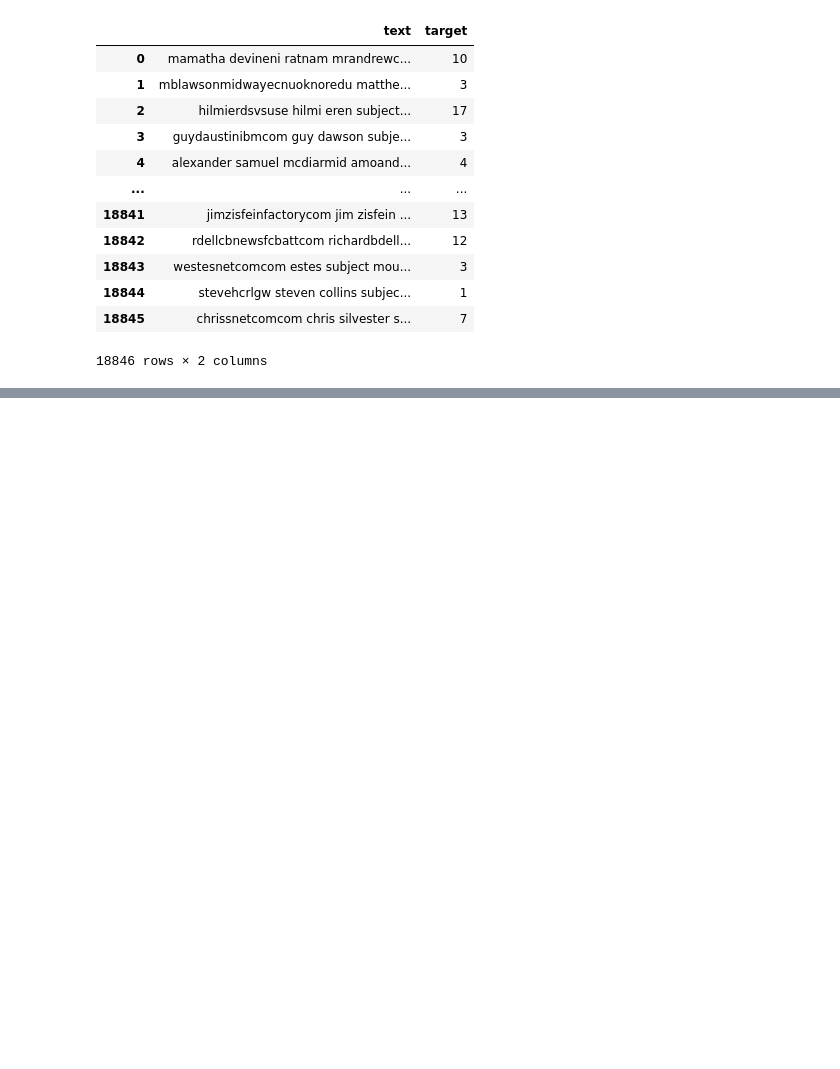
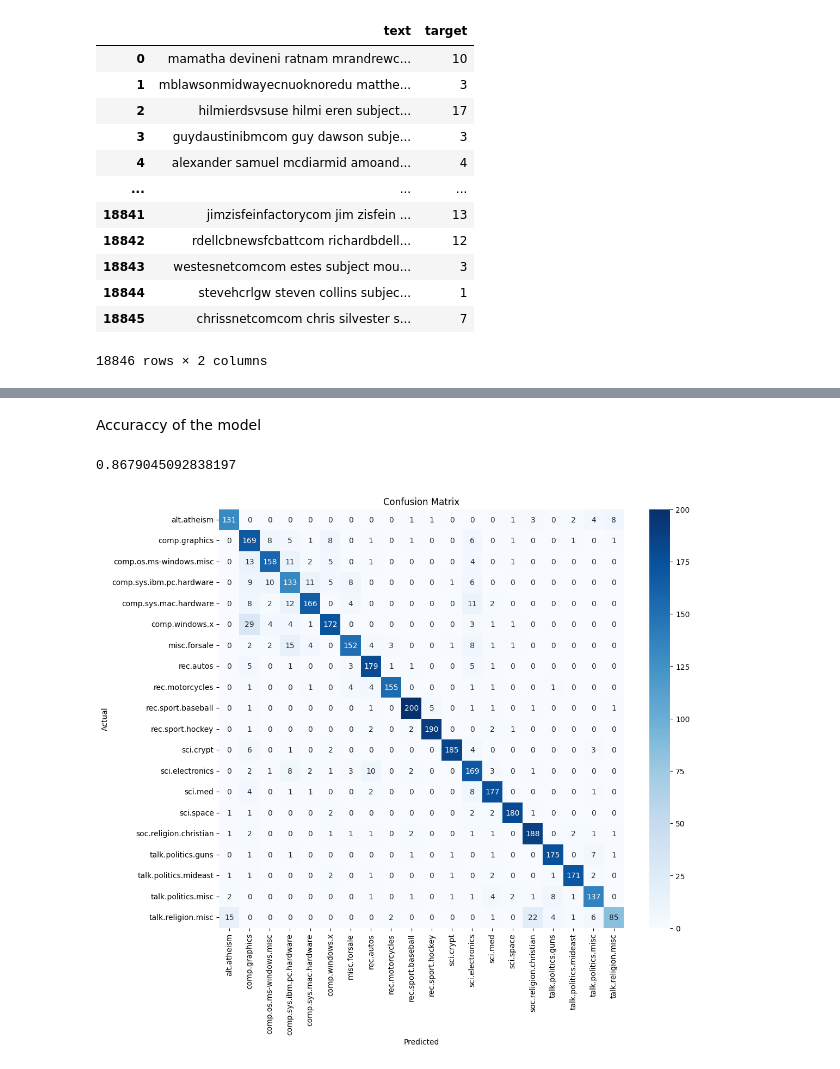
Before and after one commit to Hr15h1/dmta_assignment_01, a Jupyter notebook: doc_classification.ipynb, the cells around one changed output, grey strips where cells are left out. Drawn from its saved outputs; the diff is of its cells as text; code cells hidden in the pictures; blank space fills up the shorter version.

Commit message:
Train a SVM model on the vectorized data

```diff
--- a/doc_classification.ipynb
+++ b/doc_classification.ipynb
@@ -142,7 +142,7 @@ ng_data_df_text = ng_data_df['text']
 # %%
 X_train, X_test, y_train, y_test = train_test_split(ng_data_df["text"], ng_data_df["target"], test_size=0.2, random_state=42)
 # %%
-vectorizer = TfidfVectorizer(max_features=3000)
+vectorizer = TfidfVectorizer()
 X_train_vec = vectorizer.fit_transform(X_train)
 X_test_vec = vectorizer.transform(X_test)
 # %%
@@ -168,0 +171,3 @@ First sentence vectorized: <Compressed Sparse Row sparse matrix of dtype 'float6
+# %%
+svm_model = SVC(kernel='rbf')
+svm_model.fit(X_train_vec, y_train)
@@ -168,0 +178,2 @@ First sentence vectorized: <Compressed Sparse Row sparse matrix of dtype 'float6
+# %%
+y_pred = svm_model.predict(X_test_vec)
@@ -168,0 +202,16 @@ First sentence vectorized: <Compressed Sparse Row sparse matrix of dtype 'float6
+# %% [markdown]
+Accuraccy of the model
+# %%
+print(accuracy_score(y_test, y_pred))
+# %% [output]
+0.8679045092838197
+# %%
+conf_matrix = confusion_matrix(y_test, y_pred)
+plt.figure(figsize=(12, 10))
+sns.heatmap(conf_matrix, annot=True, fmt='d', cmap='Blues', xticklabels=ng_data.target_names, yticklabels=ng_data.target_names)
+plt.xlabel('Predicted')
+plt.ylabel('Actual')
+plt.title('Confusion Matrix')
+plt.show()
+# %% [output]
+[figure, added]
```
Also changed, not shown: parts of 6 cells of this notebook.
